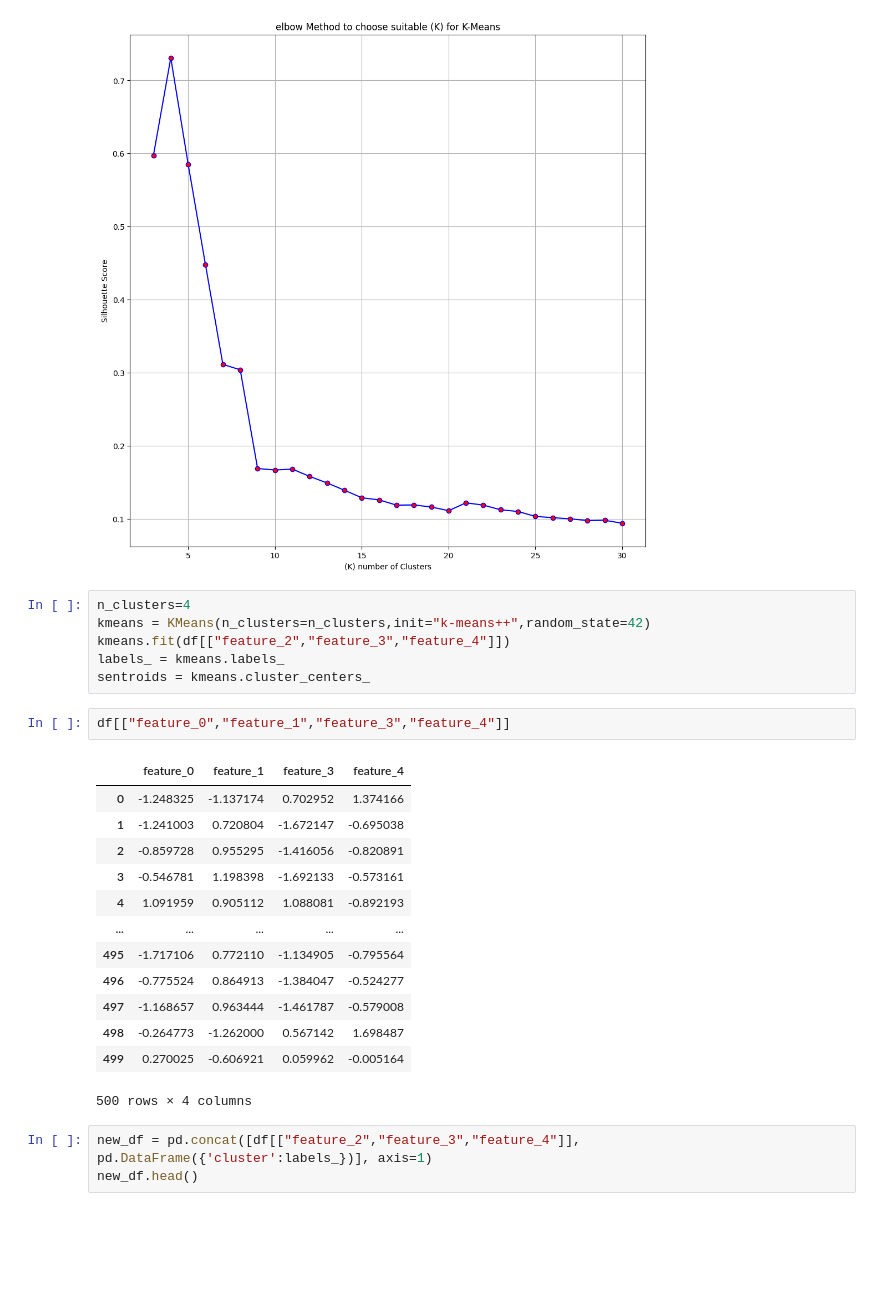
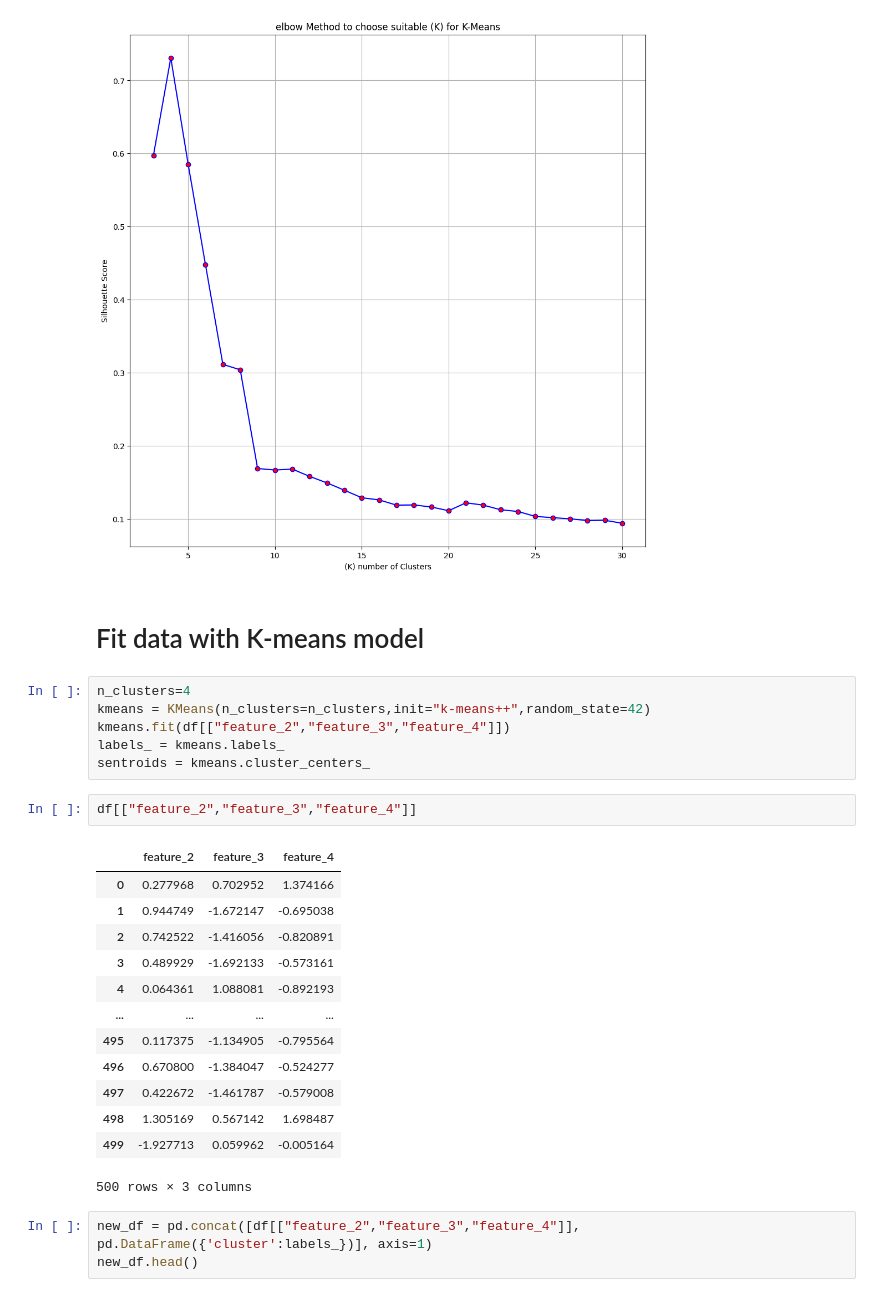
Before and after one commit to Youssef3082004/Customer_Behavior_Intelligence_System, a Jupyter notebook: Model.ipynb, the cells around one changed output. Drawn from its saved outputs; the diff is of its cells as text; blank space fills up the shorter version.

```diff
--- a/Model.ipynb
+++ b/Model.ipynb
@@ -119,6 +129,8 @@ plt.ylabel("Silhouette Score")
 plt.grid()
 # %% [output]
 [figure]
+# %% [markdown]
+# Fit data with K-means model
 # %%
 n_clusters=4
 kmeans = KMeans(n_clusters=n_clusters,init="k-means++",random_state=42)
@@ -126,21 +138,21 @@ kmeans.fit(df[["feature_2","feature_3","feature_4"]])
 labels_ = kmeans.labels_
 sentroids = kmeans.cluster_centers_
 # %%
-df[["feature_0","feature_1","feature_3","feature_4"]]
+df[["feature_2","feature_3","feature_4"]]
 # %% [output]
-|  | feature_0 | feature_1 | feature_3 | feature_4 |
-| 0 | -1.248325 | -1.137174 | 0.702952 | 1.374166 |
-| 1 | -1.241003 | 0.720804 | -1.672147 | -0.695038 |
-| 2 | -0.859728 | 0.955295 | -1.416056 | -0.820891 |
-| 3 | -0.546781 | 1.198398 | -1.692133 | -0.573161 |
-| 4 | 1.091959 | 0.905112 | 1.088081 | -0.892193 |
-| ... | ... | ... | ... | ... |
-| 495 | -1.717106 | 0.772110 | -1.134905 | -0.795564 |
-| 496 | -0.775524 | 0.864913 | -1.384047 | -0.524277 |
-| 497 | -1.168657 | 0.963444 | -1.461787 | -0.579008 |
-| 498 | -0.264773 | -1.262000 | 0.567142 | 1.698487 |
-| 499 | 0.270025 | -0.606921 | 0.059962 | -0.005164 |
+|  | feature_2 | feature_3 | feature_4 |
+| 0 | 0.277968 | 0.702952 | 1.374166 |
+| 1 | 0.944749 | -1.672147 | -0.695038 |
+| 2 | 0.742522 | -1.416056 | -0.820891 |
+| 3 | 0.489929 | -1.692133 | -0.573161 |
+| 4 | 0.064361 | 1.088081 | -0.892193 |
+| ... | ... | ... | ... |
+| 495 | 0.117375 | -1.134905 | -0.795564 |
+| 496 | 0.670800 | -1.384047 | -0.524277 |
+| 497 | 0.422672 | -1.461787 | -0.579008 |
+| 498 | 1.305169 | 0.567142 | 1.698487 |
+| 499 | -1.927713 | 0.059962 | -0.005164 |
-500 rows × 4 columns
+500 rows × 3 columns
 # %%
 new_df = pd.concat([df[["feature_2","feature_3","feature_4"]], pd.DataFrame({'cluster':labels_})], axis=1)
 new_df.head()
```
Also changed, not shown: parts of 25 cells of this notebook.
